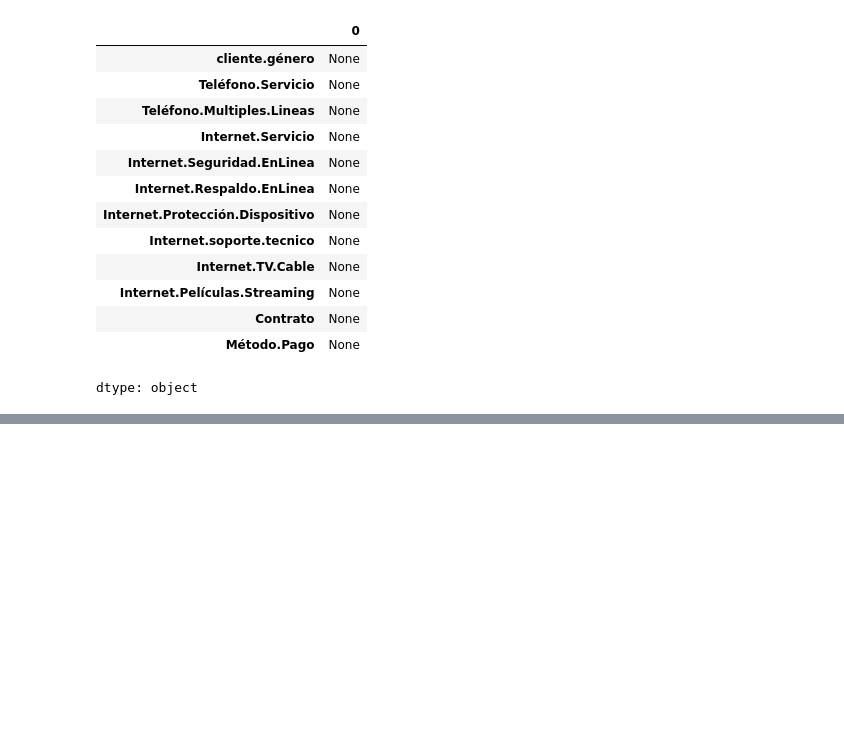
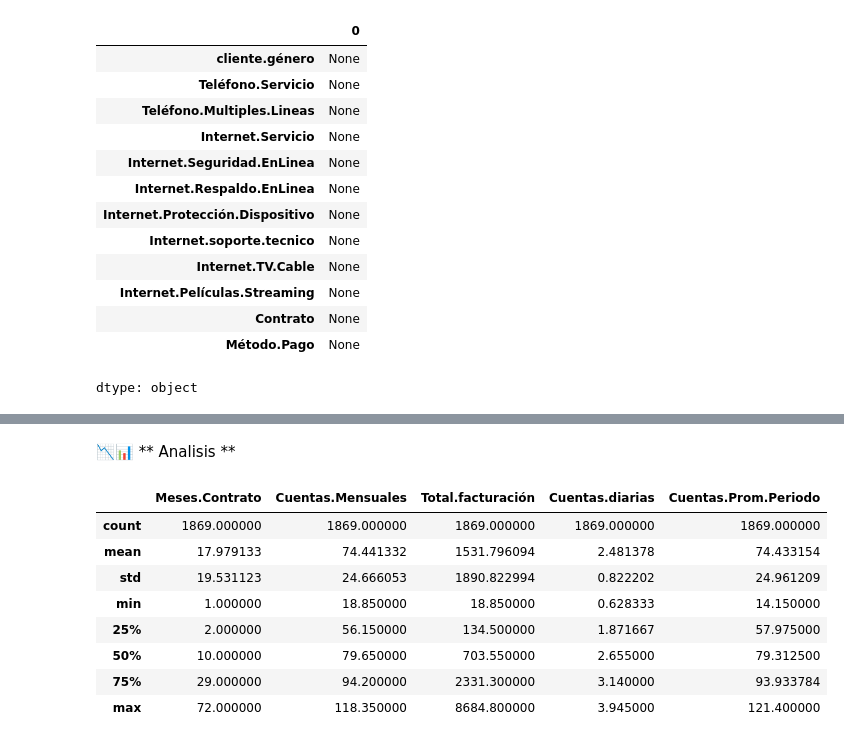
Before and after one commit to Lexx4nder/challenge2-data-science-LATAM, a Jupyter notebook: Challenge_2_Data_Science_|_TELECOM_X.ipynb, the cells around one changed output, grey strips where cells are left out. Saved outputs shown, nothing was run; the diff lists cells and outputs as text; code cells hidden in the pictures; blank space fills up the shorter version.

```diff
--- a/Challenge_2_Data_Science_|_TELECOM_X.ipynb
+++ b/Challenge_2_Data_Science_|_TELECOM_X.ipynb
@@ -452,0 +524,16 @@ display(clientes_abandono.head())
+# %% [markdown]
+📉📊 ** Analisis **
+# %%
+clientes_abandonaron_limpio[['Meses.Contrato', 'Cuentas.Mensuales', 'Total.facturación', 'Cuentas.diarias',
+                             'Cuentas.Prom.Periodo']].describe()
+# Estadística por campos
+# %% [output]
+|  | Meses.Contrato | Cuentas.Mensuales | Total.facturación | Cuentas.diarias | Cuentas.Prom.Periodo |
+| count | 1869.000000 | 1869.000000 | 1869.000000 | 1869.000000 | 1869.000000 |
+| mean | 17.979133 | 74.441332 | 1531.796094 | 2.481378 | 74.433154 |
+| std | 19.531123 | 24.666053 | 1890.822994 | 0.822202 | 24.961209 |
+| min | 1.000000 | 18.850000 | 18.850000 | 0.628333 | 14.150000 |
+| 25% | 2.000000 | 56.150000 | 134.500000 | 1.871667 | 57.975000 |
+| 50% | 10.000000 | 79.650000 | 703.550000 | 2.655000 | 79.312500 |
+| 75% | 29.000000 | 94.200000 | 2331.300000 | 3.140000 | 93.933784 |
+| max | 72.000000 | 118.350000 | 8684.800000 | 3.945000 | 121.400000 |
```
Also changed, not shown: parts of 24 cells of this notebook.
